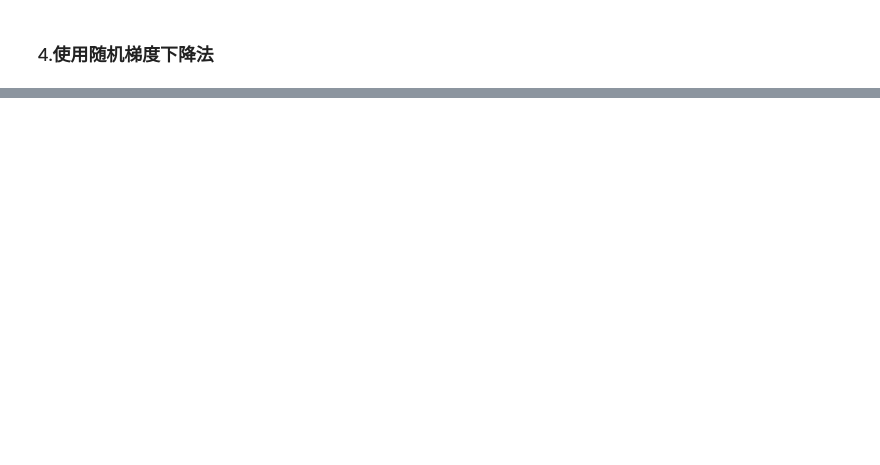
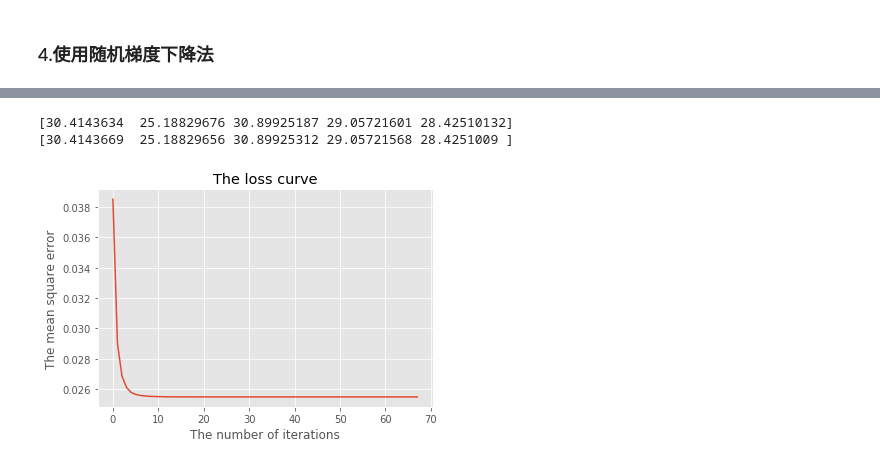
Before and after one commit to www5226448/Master-Machine-Learning, a Jupyter notebook: 1.Linear Model/1.LinearRegression.ipynb, the cells around one changed output, grey strips where cells are left out. Cells and saved outputs as stored; diff of their text form; code cells hidden in the pictures; blank space fills up the shorter version.

```diff
--- a/1.Linear Model/1.LinearRegression.ipynb
+++ b/1.Linear Model/1.LinearRegression.ipynb
@@ -169,0 +268,11 @@ mean_squared_error(y_test,lr.predict(X_test))
+# %%
+from sklearn.linear_model import Lasso as Sk_las
+
+lr=Lasso(alpha=0.1,tol=1e-6).fit(X,y)
+sk_las=Sk_las(alpha=0.1,tol=1e-6).fit(X,y)
+print(lr.predict(X)[:5])
+print(sk_las.predict(X)[:5])
+# %% [output]
+[30.4143634  25.18829676 30.89925187 29.05721601 28.42510132]
+[30.4143669  25.18829656 30.89925312 29.05721568 28.4251009 ]
+[figure, added]
```
Also changed, not shown: parts of 9 cells of this notebook, 1 other file.
